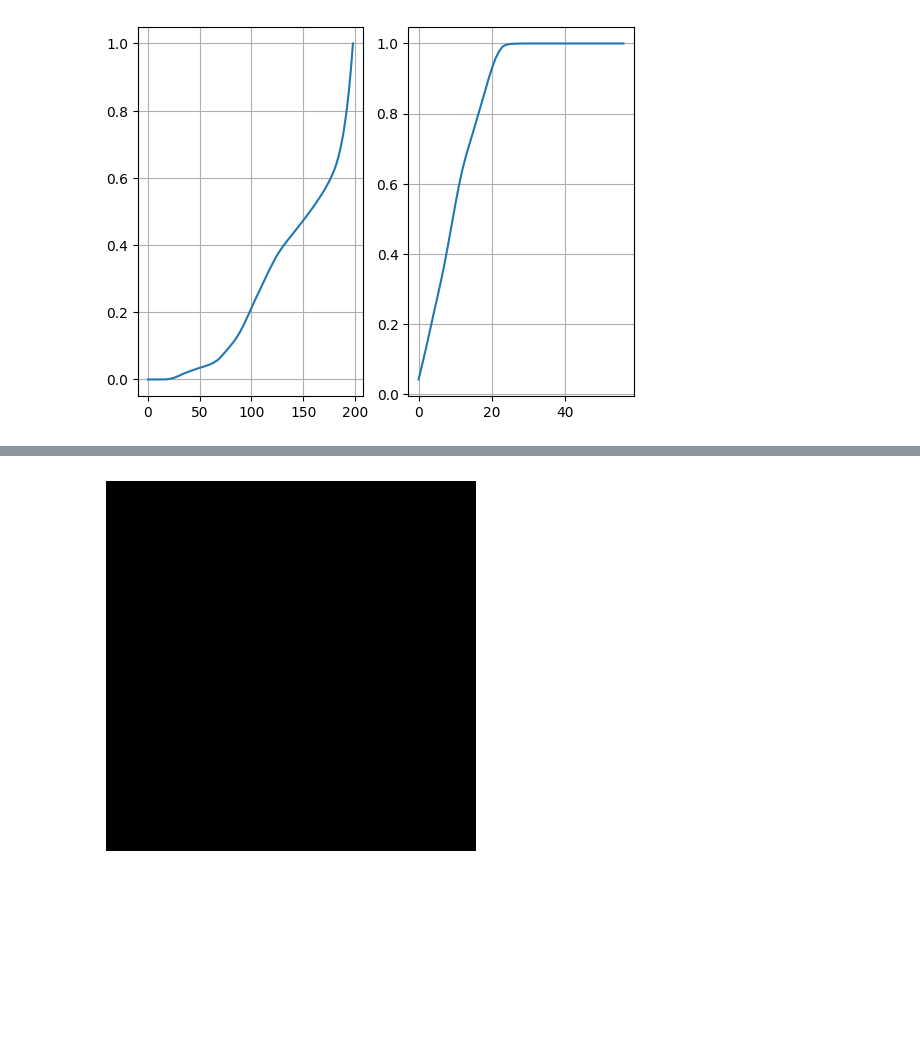
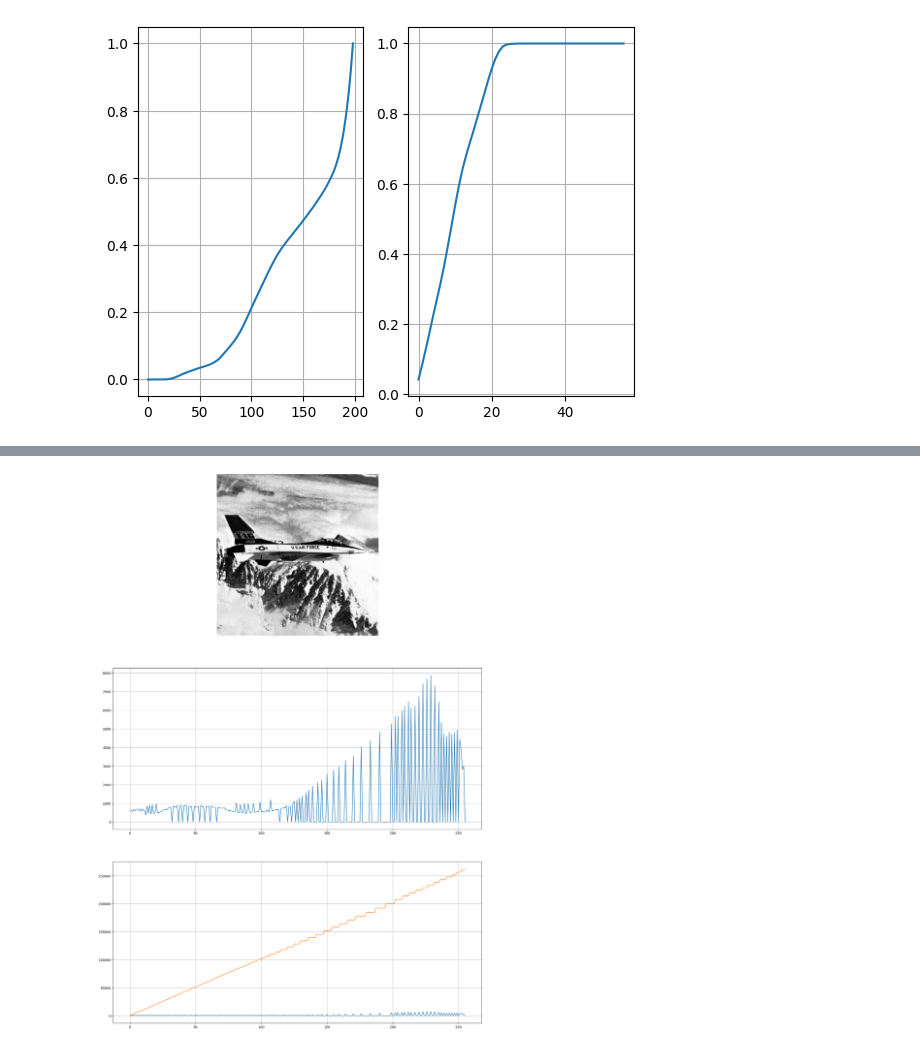
Before and after one commit to tostafin/image-processing-basics-labs, a Jupyter notebook: lab3hw/03_histogram_hw.ipynb, the cells around one changed output, grey strips where cells are left out. Drawn from its saved outputs; the diff is of its cells as text; code cells hidden in the pictures; blank space fills up the shorter version.

```diff
--- a/lab3hw/03_histogram_hw.ipynb
+++ b/lab3hw/03_histogram_hw.ipynb
@@ -116,9 +105,22 @@ array([0.00000000e+00, 0.00000000e+00, 0.00000000e+00, 0.00000000e+00,
-# %%
-ILUT = cv2.LUT(I, C)
-
-plt.imshow(ILUT, 'gray', vmin=0, vmax=256)
-plt.axis('off')
-
-plt.show()
-# %% [output]
-[figure, removed]
+# %%
+# 6.
+ILUT = cv2.LUT(I, C)
+HLUT = cv2.calcHist([ILUT], [0], None, [256], [0, 256])
+
+IEQ = cv2.equalizeHist(I)
+HEQ = cv2.calcHist([IEQ], [0], None, [256], [0, 256])
+CHEQ = HEQ.cumsum()
+
+hist, axs = plt.subplots(3, 1)
+hist.set_size_inches(20, 30)
+axs[0].imshow(ILUT, 'gray', vmin=0, vmax=256)
+axs[0].axis('off')
+axs[1].plot(HLUT)
+axs[1].grid()
+axs[2].plot(HLUT)
+axs[2].plot(CHEQ)
+axs[2].grid()
+
+plt.show()
+# %% [output]
+[figure, added]
```
Also changed, not shown: parts of 3 cells of this notebook.
